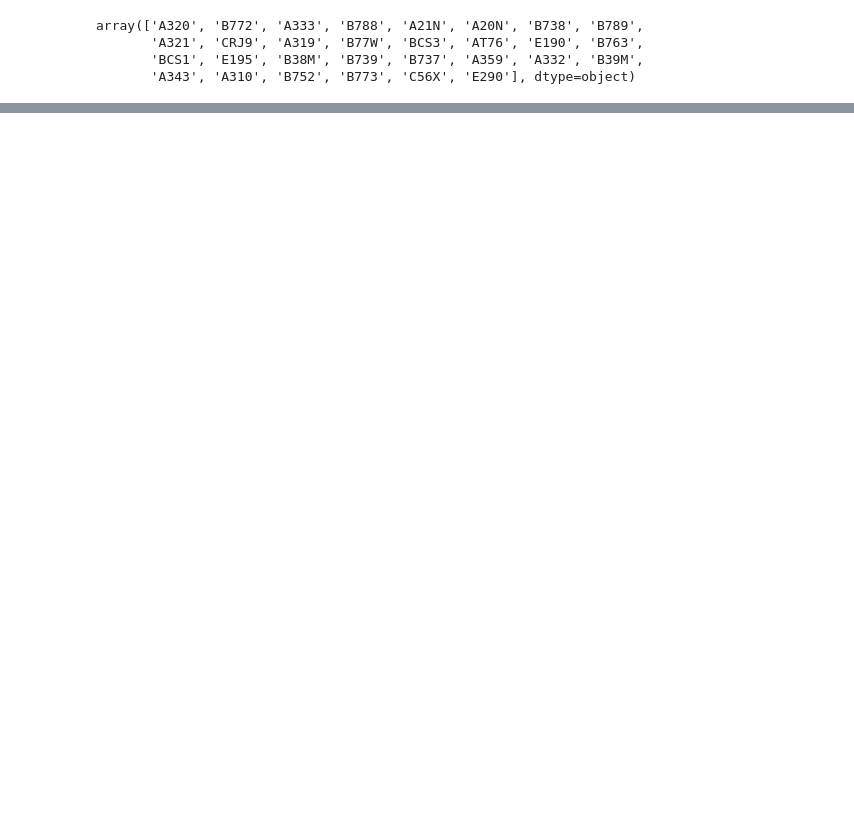
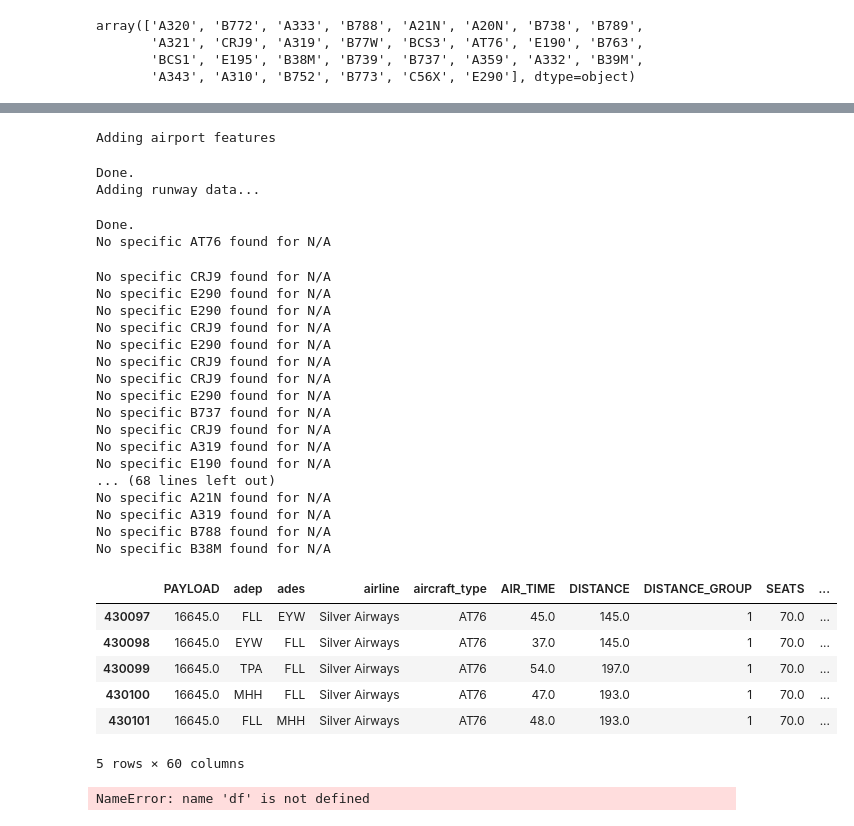
Before and after one commit to niclaswue/ATOW-Prediction, a Jupyter notebook: t100_features.ipynb, the cells around one changed output, grey strips where cells are left out. Saved outputs shown, nothing was run; the diff lists cells and outputs as text; code cells hidden in the pictures; blank space fills up the shorter version.

```diff
--- a/t100_features.ipynb
+++ b/t100_features.ipynb
@@ -148,0 +247,64 @@ min_max
+# %%
+# We now add additional data we can get from our preprocessors
+from typing import List
+from preprocessing.base_preprocessor import BasePreprocessor
+from preprocessing.aircraft_performance import AircraftPerformancePreprocessor
+from preprocessing.fuel_price_preprocessor import FuelPricePreprocessor
+from preprocessing.runway import RunwayInfoPreprocessor
+from preprocessing.pax_flow_preprocessor import PaxFlowPreprocessor
+from preprocessing.weather import WeatherDataPreprocessor
+from preprocessing.derived_features import DerivedFeaturePreprocessor
+from preprocessing.airport_preprocessor import AirportPreprocessor
+from preprocessing.payload_prediction_preprocessor import PayloadPredictionPreprocessor
+from utils.dataset import Dataset
+
+preprocessors: List[BasePreprocessor] = [
+    AirportPreprocessor(compute_timezone_features=False),
+    RunwayInfoPreprocessor(),
+    AircraftPerformancePreprocessor(use_airline_lut=False),
+    # DerivedFeaturePreprocessor(),
+]
+# %%
+df.rename(columns={"ORIGIN": "adep", "DEST": "ades", "UNIQUE_CARRIER_NAME": "airline", "Aircraft_ICAO": "aircraft_type"}, inplace=True)
+ds = Dataset(df)
+for p in preprocessors:
+    ds = p.process(ds)
+
+ds.df.head()
+# %% [output]
+Adding airport features
+Done.
+Adding runway data...
+Done.
+No specific AT76 found for N/A
+No specific CRJ9 found for N/A
+No specific E290 found for N/A
+No specific E290 found for N/A
+No specific CRJ9 found for N/A
+No specific E290 found for N/A
+No specific CRJ9 found for N/A
+No specific CRJ9 found for N/A
+No specific E290 found for N/A
+No specific B737 found for N/A
+No specific CRJ9 found for N/A
+No specific A319 found for N/A
+No specific E190 found for N/A
+... (68 lines left out)
+No specific A21N found for N/A
+No specific A319 found for N/A
+No specific B788 found for N/A
+No specific B38M found for N/A
+|  | PAYLOAD | adep | ades | airline | aircraft_type | AIR_TIME | DISTANCE | DISTANCE_GROUP | SEATS | ... |
+| 430097 | 16645.0 | FLL | EYW | Silver Airways | AT76 | 45.0 | 145.0 | 1 | 70.0 | ... |
+| 430098 | 16645.0 | EYW | FLL | Silver Airways | AT76 | 37.0 | 145.0 | 1 | 70.0 | ... |
+| 430099 | 16645.0 | TPA | FLL | Silver Airways | AT76 | 54.0 | 197.0 | 1 | 70.0 | ... |
+| 430100 | 16645.0 | MHH | FLL | Silver Airways | AT76 | 47.0 | 193.0 | 1 | 70.0 | ... |
+| 430101 | 16645.0 | FLL | MHH | Silver Airways | AT76 | 48.0 | 193.0 | 1 | 70.0 | ... |
+5 rows × 60 columns
+# %%
+df["Seats Total"] = df["SEATS"]
+df = df.drop(columns=["PAYLOAD", "airline_aircraft", "SEATS", 'Seats First_Class', 'Seats First_Class_Suite', 'Seats Business_Class', 'Seats Economy_Comfort_Class', 'Seats Economy_Family_Couch', 'Seats Premium_Economy_Class', 'Seats Economy_Class', "Cost Index"])
+df = df.drop(columns=["adep_city", "ades_city", "adep_region", "ades_region", "adep_continent", "ades_continent", "adep_lat", "adep_lon", "ades_lat", "ades_lon", "adep_tz", "ades_tz"])
+df.head()
+# %% [output]
+NameError: name 'df' is not defined
```
Also changed, not shown: parts of 28 cells of this notebook, 1 other file.
